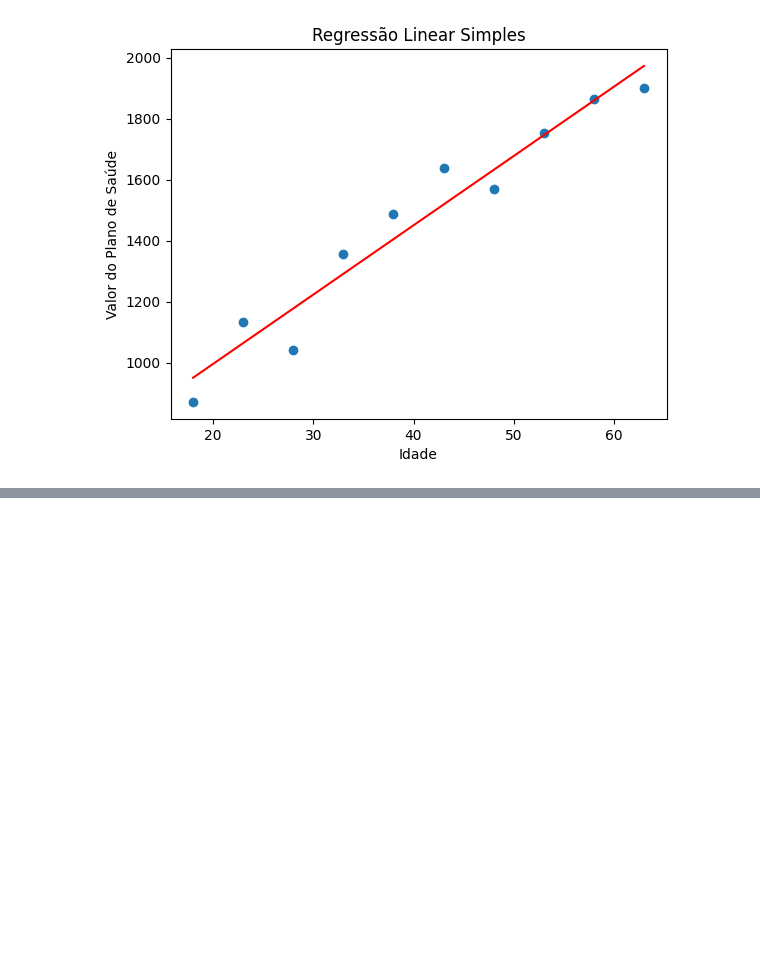
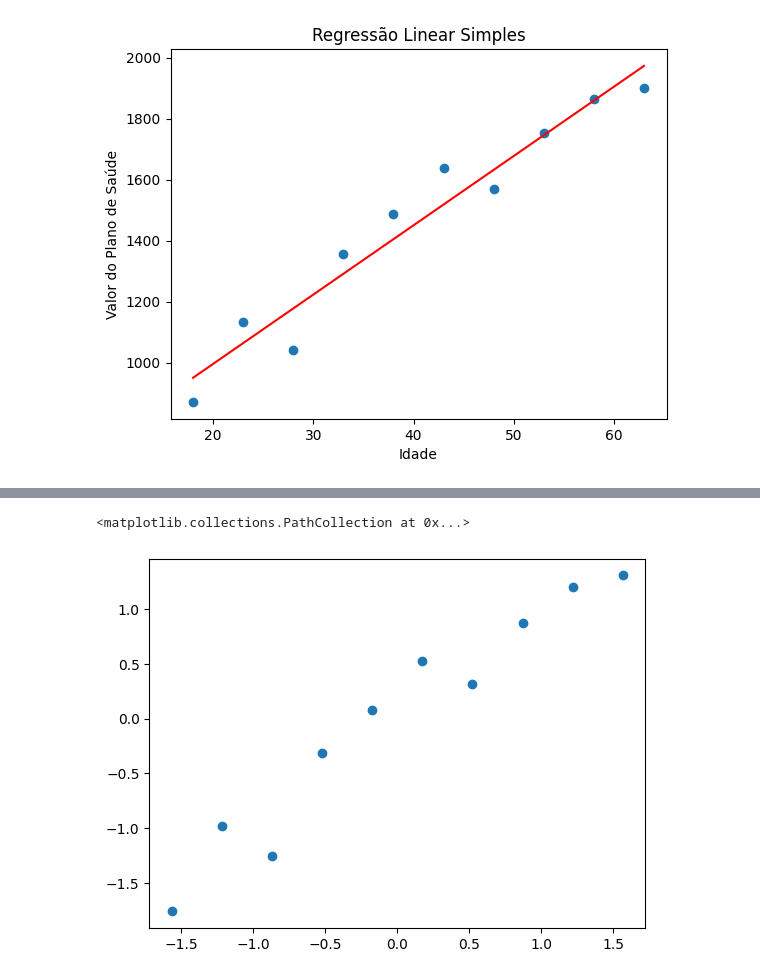
Before and after one commit to vinisouz4/TensorFlowStudy, a Jupyter notebook: Untitled13.ipynb, the cells around one changed output, grey strips where cells are left out. Saved outputs shown, nothing was run; the diff lists cells and outputs as text; code cells hidden in the pictures; blank space fills up the shorter version.

```diff
--- a/Untitled13.ipynb
+++ b/Untitled13.ipynb
@@ -397,0 +402,13 @@ Text(0, 0.5, 'Valor do Plano de Saúde')
+# %%
+import numpy as np
+
+# Uma matriz com as idades
+X = np.array([[18], [23], [28], [33], [38], [43], [48], [53], [58], [63]])
+
+# Variavel para preço de saude para cada idade
+y = np.array([[871], [1132], [1042], [1356], [1488], [1638], [1569], [1754], [1866], [1900]])
+# %%
+# Escalonamento dos valores para trabalhar com Regressão Linear com TensorFlow
+from sklearn.preprocessing import StandardScaler
+scaler_x = StandardScaler()
+X = scaler_x.fit_transform(X)
@@ -397,0 +429,4 @@ Text(0, 0.5, 'Valor do Plano de Saúde')
+# %%
+scaler_y = StandardScaler()
+y = scaler_y.fit_transform(y)
+y
@@ -397,0 +444,7 @@ Text(0, 0.5, 'Valor do Plano de Saúde')
+# %%
+import matplotlib.pyplot as plt
+%matplotlib inline
+plt.scatter(X, y)
+# %% [output]
+<matplotlib.collections.PathCollection at 0x...>
+[figure, added]
```
Also changed, not shown: parts of 24 cells of this notebook.
